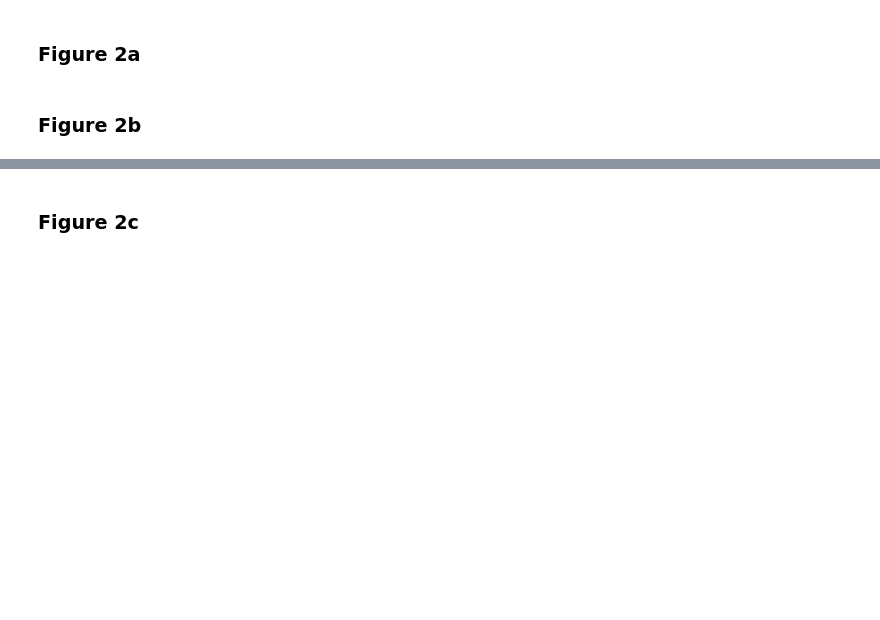
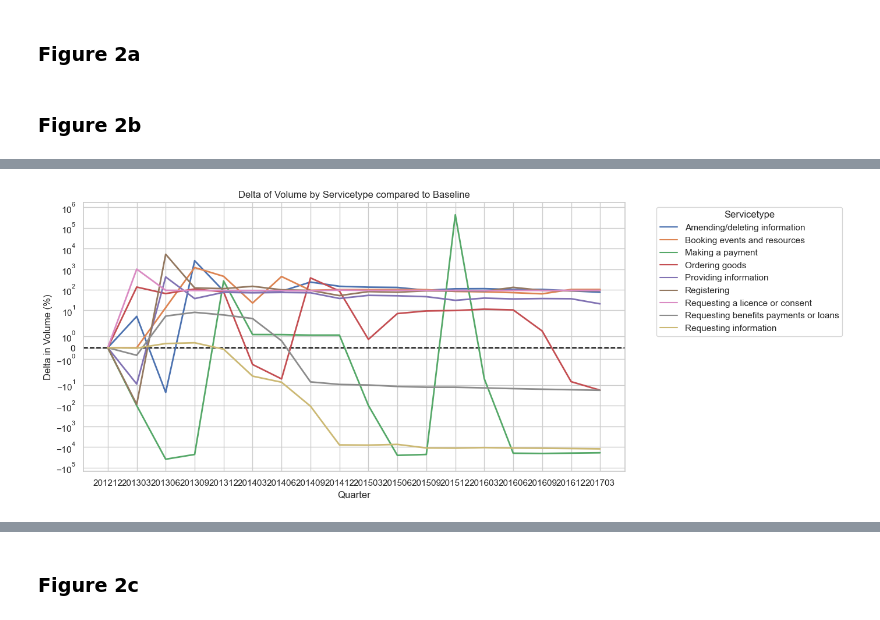
Before and after one commit to ai-for-public-services/structural-insights-into-uk-gov, a Jupyter notebook: notebooks/02-figure-2.ipynb, the cells around one changed output, grey strips where cells are left out. Saved outputs shown, nothing was run; the diff lists cells and outputs as text; code cells hidden in the pictures; blank space fills up the shorter version.

```diff
--- a/notebooks/02-figure-2.ipynb
+++ b/notebooks/02-figure-2.ipynb
@@ -14,0 +79,21 @@ from nltk.stem import WordNetLemmatizer
+# %%
+import matplotlib.pyplot as plt
+import seaborn as sns
+
+# Create a time series plot for 'InitialDeltaPerc' with customizations
+plt.figure(figsize=(12, 6))
+
+# Create a horizontal dotted gray line at y=0
+plt.axhline(y=0, color='black', linestyle='--', linewidth=1.5)
+
+# Plot lines for individual 'Servicetype' values with custom hues
+sns.lineplot(data=final_df, x='Quarter', y='InitialDeltaPerc', hue='Servicetype', linewidth=2)
+
+plt.title('Delta of Volume by Servicetype compared to Baseline')
+plt.xlabel('Quarter')
+plt.ylabel('Delta in Volume (%)')
+plt.yscale('symlog')
+plt.legend(title='Servicetype', bbox_to_anchor=(1.05, 1), loc='upper left')
+plt.show()
+# %% [output]
+[figure, added]
```
Also changed, not shown: parts of 9 cells of this notebook, 3 other files.
